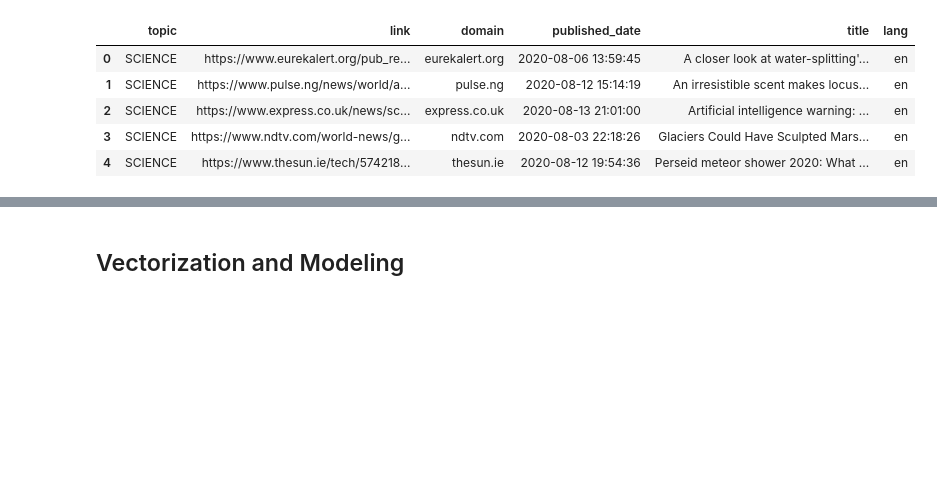
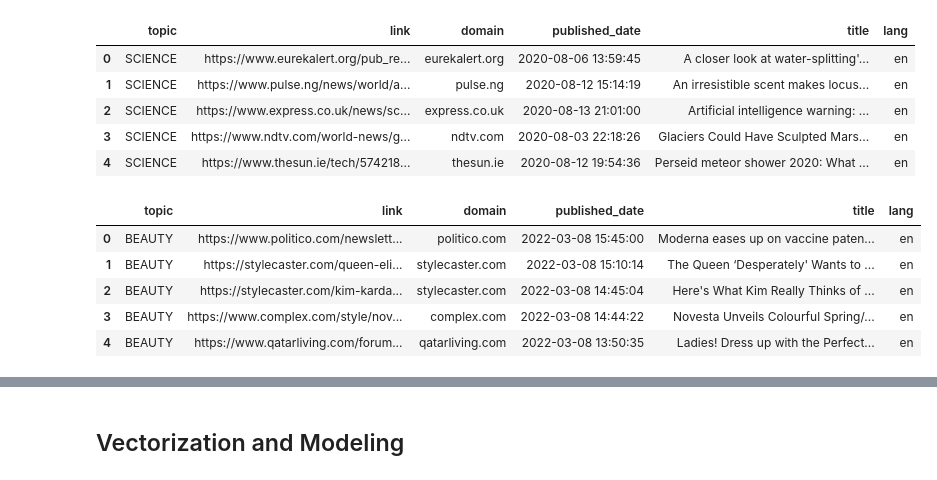
Before and after one commit to madoriathomas/capstone, a Jupyter notebook: notebooks/headline_modeling.ipynb, the cells around one changed output, grey strips where cells are left out. Cells and saved outputs as stored; diff of their text form; code cells hidden in the pictures; blank space fills up the shorter version.

```diff
--- a/notebooks/headline_modeling.ipynb
+++ b/notebooks/headline_modeling.ipynb
@@ -37,3 +37,14 @@ corpus.head()
 | 2 | SCIENCE | https://www.express.co.uk/news/sc... | express.co.uk | 2020-08-13 21:01:00 | Artificial intelligence warning: ... | en |
 | 3 | SCIENCE | https://www.ndtv.com/world-news/g... | ndtv.com | 2020-08-03 22:18:26 | Glaciers Could Have Sculpted Mars... | en |
 | 4 | SCIENCE | https://www.thesun.ie/tech/574218... | thesun.ie | 2020-08-12 19:54:36 | Perseid meteor shower 2020: What ... | en |
+# %%
+df2 = pd.read_csv('../data/scrape_news_articles.csv', sep=";", index_col=[0])
+#df2 = pd.read_csv('/content/drive/MyDrive/scrape_news_articles.csv', sep=";")
+df2.head()
+# %% [output]
+|  | topic | link | domain | published_date | title | lang |
+| 0 | BEAUTY | https://www.politico.com/newslett... | politico.com | 2022-03-08 15:45:00 | Moderna eases up on vaccine paten... | en |
+| 1 | BEAUTY | https://stylecaster.com/queen-eli... | stylecaster.com | 2022-03-08 15:10:14 | The Queen ‘Desperately' Wants to ... | en |
+| 2 | BEAUTY | https://stylecaster.com/kim-karda... | stylecaster.com | 2022-03-08 14:45:04 | Here's What Kim Really Thinks of ... | en |
+| 3 | BEAUTY | https://www.complex.com/style/nov... | complex.com | 2022-03-08 14:44:22 | Novesta Unveils Colourful Spring/... | en |
+| 4 | BEAUTY | https://www.qatarliving.com/forum... | qatarliving.com | 2022-03-08 13:50:35 | Ladies! Dress up with the Perfect... | en |
```
Also changed, not shown: parts of 2 cells of this notebook, 3 other files.
